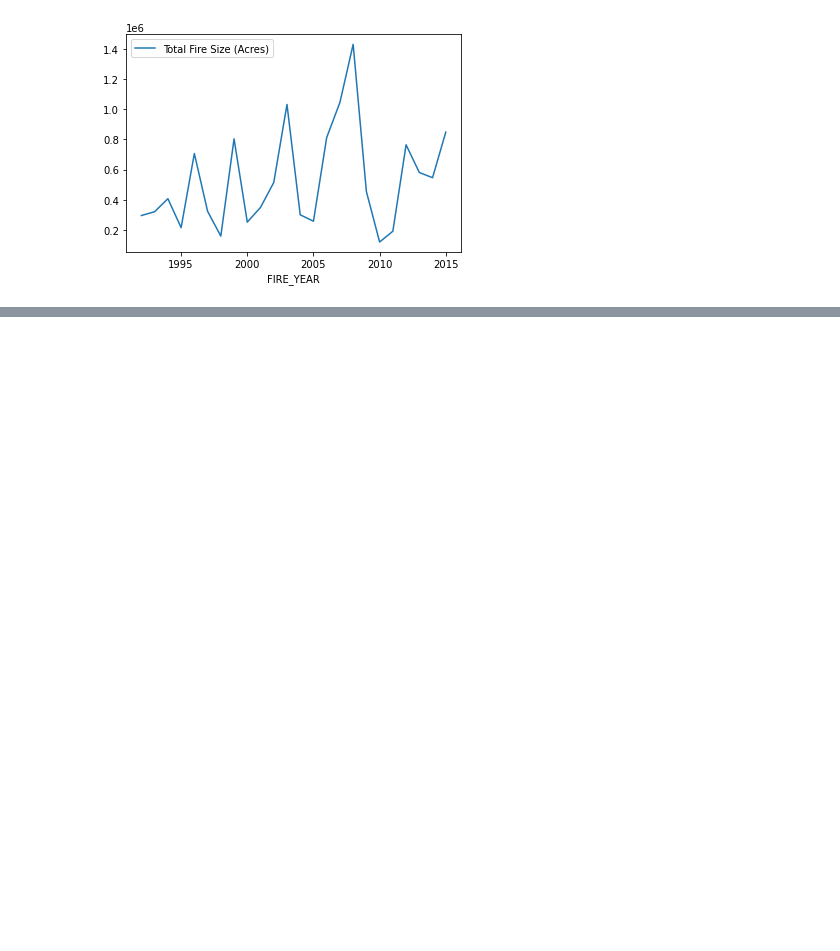
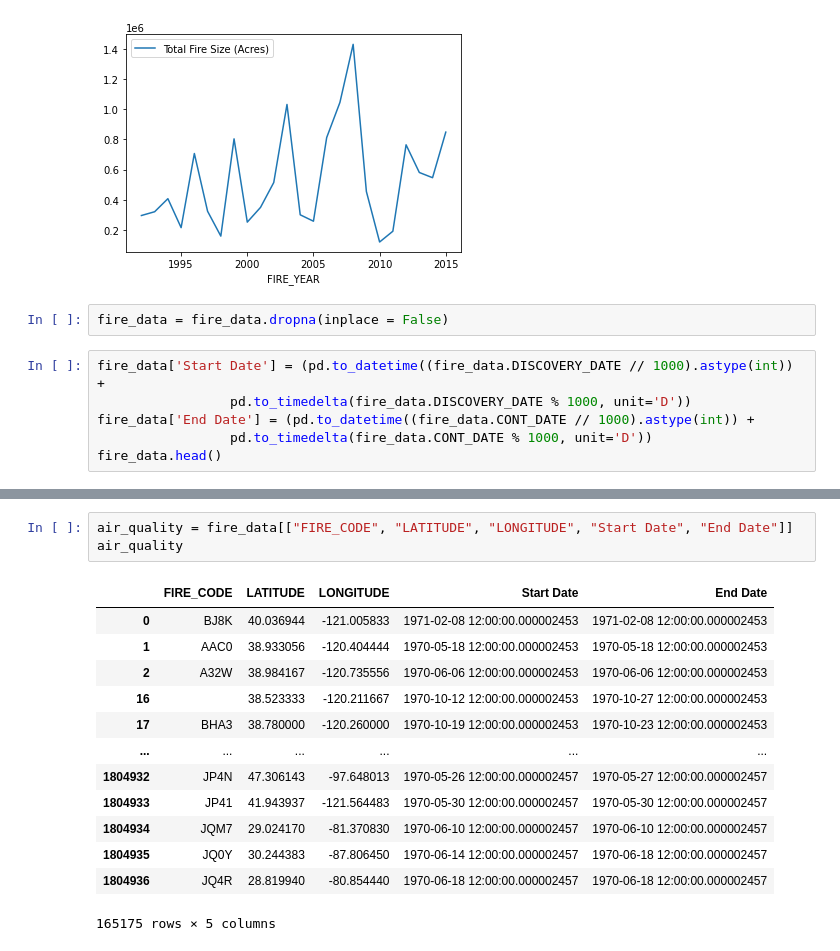
Before and after one commit to Jagjeet/fire-analysis-project, a Jupyter notebook: Untitled.ipynb, the cells around one changed output, grey strips where cells are left out. Cells and saved outputs as stored; diff of their text form; blank space fills up the shorter version.

```diff
--- a/Untitled.ipynb
+++ b/Untitled.ipynb
@@ -313,3 +323,11 @@ total_acre
 ax3 = total_acre.plot.line()
 # %% [output]
 [figure]
+# %%
+fire_data = fire_data.dropna(inplace = False)
+# %%
+fire_data['Start Date'] = (pd.to_datetime((fire_data.DISCOVERY_DATE // 1000).astype(int)) +
+                 pd.to_timedelta(fire_data.DISCOVERY_DATE % 1000, unit='D'))
+fire_data['End Date'] = (pd.to_datetime((fire_data.CONT_DATE // 1000).astype(int)) +
+                 pd.to_timedelta(fire_data.CONT_DATE % 1000, unit='D'))
+fire_data.head()
@@ -315,0 +341,17 @@ ax3 = total_acre.plot.line()
+# %%
+air_quality = fire_data[["FIRE_CODE", "LATITUDE", "LONGITUDE", "Start Date", "End Date"]]
+air_quality
+# %% [output]
+|  | FIRE_CODE | LATITUDE | LONGITUDE | Start Date | End Date |
+| 0 | BJ8K | 40.036944 | -121.005833 | 1971-02-08 12:00:00.000002453 | 1971-02-08 12:00:00.000002453 |
+| 1 | AAC0 | 38.933056 | -120.404444 | 1970-05-18 12:00:00.000002453 | 1970-05-18 12:00:00.000002453 |
+| 2 | A32W | 38.984167 | -120.735556 | 1970-06-06 12:00:00.000002453 | 1970-06-06 12:00:00.000002453 |
+| 16 |  | 38.523333 | -120.211667 | 1970-10-12 12:00:00.000002453 | 1970-10-27 12:00:00.000002453 |
+| 17 | BHA3 | 38.780000 | -120.260000 | 1970-10-19 12:00:00.000002453 | 1970-10-23 12:00:00.000002453 |
+| ... | ... | ... | ... | ... | ... |
+| 1804932 | JP4N | 47.306143 | -97.648013 | 1970-05-26 12:00:00.000002457 | 1970-05-27 12:00:00.000002457 |
+| 1804933 | JP41 | 41.943937 | -121.564483 | 1970-05-30 12:00:00.000002457 | 1970-05-30 12:00:00.000002457 |
+| 1804934 | JQM7 | 29.024170 | -81.370830 | 1970-06-10 12:00:00.000002457 | 1970-06-10 12:00:00.000002457 |
+| 1804935 | JQ0Y | 30.244383 | -87.806450 | 1970-06-14 12:00:00.000002457 | 1970-06-18 12:00:00.000002457 |
+| 1804936 | JQ4R | 28.819940 | -80.854440 | 1970-06-18 12:00:00.000002457 | 1970-06-18 12:00:00.000002457 |
+165175 rows × 5 columns
```
Also changed, not shown: parts of 6 cells of this notebook.
